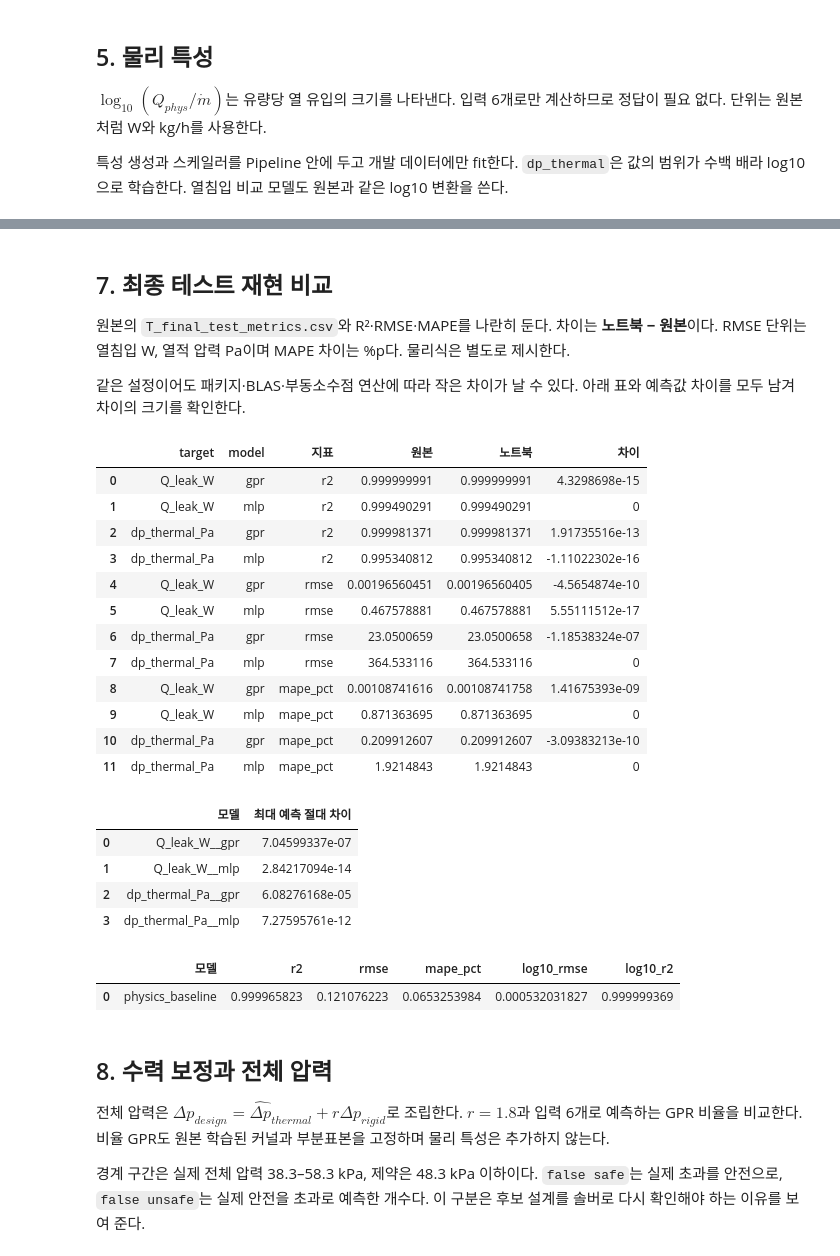
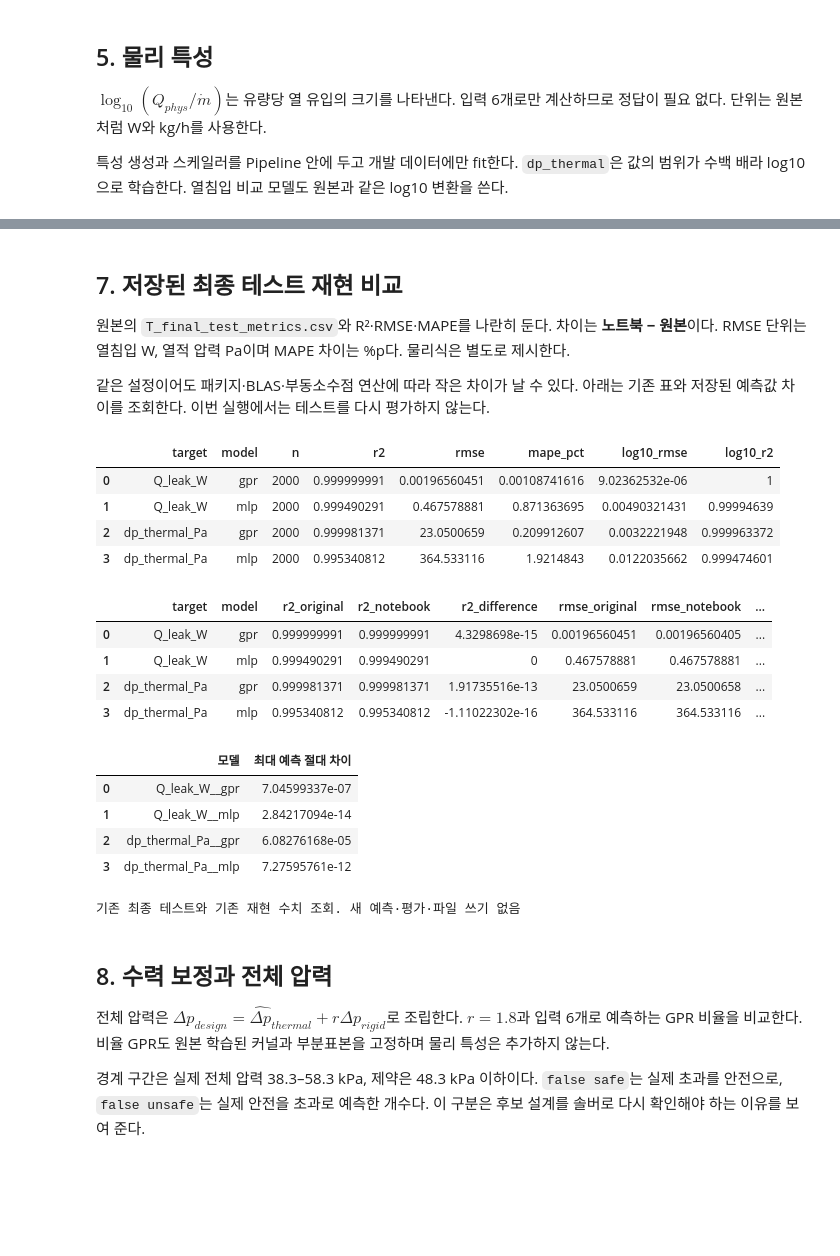
Before and after one commit to Yujinwoo1/lh2-suction-pipe-opt, a Jupyter notebook: submission/LH2_core.ipynb, the cells around one changed output, grey strips where cells are left out. Drawn from its saved outputs; the diff is of its cells as text; code cells hidden in the pictures; blank space fills up the shorter version.

```diff
--- a/submission/LH2_core.ipynb
+++ b/submission/LH2_core.ipynb
@@ -191,53 +129,35 @@ display(pd.DataFrame(fit_rows))
 # %% [markdown]
-## 7. 최종 테스트 재현 비교
+## 7. 저장된 최종 테스트 재현 비교
 원본의 `T_final_test_metrics.csv`와 R²·RMSE·MAPE를 나란히 둔다. 차이는 **노트북 − 원본**이다. RMSE 단위는 열침입 W, 열적 압력 Pa이며 MAPE 차이는 %p다. 물리식은 별도로 제시한다.
 
-같은 설정이어도 패키지·BLAS·부동소수점 연산에 따라 작은 차이가 날 수 있다. 아래 표와 예측값 차이를 모두 남겨 차이의 크기를 확인한다.
+같은 설정이어도 패키지·BLAS·부동소수점 연산에 따라 작은 차이가 날 수 있다. 아래는 기존 표와 저장된 예측값 차이를 조회한다. 이번 실행에서는 테스트를 다시 평가하지 않는다.
-# %%
-pred = {key: model.predict(x_test) for key, model in models.items()}
-rows = [{'target': target, 'model': name, **p.metrics(test[target], pred[target+'__'+name])}
-        for target in p.TARGETS for name in ['gpr', 'mlp']]
-metrics = pd.DataFrame(rows)
-original = pd.read_csv(results / 'T_final_test_metrics.csv')
-comparison = metrics.merge(original, on=['target','model'], suffixes=('_notebook','_original'))
-cols = ['target','model']
-for metric in ['r2','rmse','mape_pct']:
-    comparison[metric+'_difference'] = comparison[metric+'_notebook'] - comparison[metric+'_original']
-    cols += [metric+'_original', metric+'_notebook', metric+'_difference']
-view = pd.concat([comparison[['target','model', metric+'_original', metric+'_notebook', metric+'_difference']]
-                  .rename(columns={metric+'_original':'원본', metric+'_notebook':'노트북',
-                                   metric+'_difference':'차이'}).assign(지표=metric)
-                  for metric in ['r2','rmse','mape_pct']], ignore_index=True)
-display(view[['target','model','지표','원본','노트북','차이']])
-saved = pd.read_csv(ref / 'final_test_predictions.csv').set_index('case_id').loc[test.case_id]
-pred_diff = pd.DataFrame([{'모델': key, '최대 예측 절대 차이': np.max(np.abs(values-saved[key].to_numpy()))}
-                          for key, values in pred.items()])
-display(pred_diff)
-display(pd.DataFrame([{'모델': 'physics_baseline', **p.metrics(test.Q_leak_W, physics_heat_leak(x_test))}]))
-# 원본 표와 구분하여 저장한다. 재실행해도 원본 결과는 덮어쓰지 않는다.
-comparison[cols].to_csv(ref / 'notebook_test_comparison.csv', index=False)
-pred_diff.to_csv(ref / 'notebook_prediction_difference.csv', index=False)
-# %% [output]
-|  | target | model | 지표 | 원본 | 노트북 | 차이 |
-| 0 | Q_leak_W | gpr | r2 | 0.999999991 | 0.999999991 | 4.3298698e-15 |
-| 1 | Q_leak_W | mlp | r2 | 0.999490291 | 0.999490291 | 0 |
-| 2 | dp_thermal_Pa | gpr | r2 | 0.999981371 | 0.999981371 | 1.91735516e-13 |
-| 3 | dp_thermal_Pa | mlp | r2 | 0.995340812 | 0.995340812 | -1.11022302e-16 |
-| 4 | Q_leak_W | gpr | rmse | 0.00196560451 | 0.00196560405 | -4.5654874e-10 |
-| 5 | Q_leak_W | mlp | rmse | 0.467578881 | 0.467578881 | 5.55111512e-17 |
-| 6 | dp_thermal_Pa | gpr | rmse | 23.0500659 | 23.0500658 | -1.18538324e-07 |
-| 7 | dp_thermal_Pa | mlp | rmse | 364.533116 | 364.533116 | 0 |
-| 8 | Q_leak_W | gpr | mape_pct | 0.00108741616 | 0.00108741758 | 1.41675393e-09 |
-| 9 | Q_leak_W | mlp | mape_pct | 0.871363695 | 0.871363695 | 0 |
-| 10 | dp_thermal_Pa | gpr | mape_pct | 0.209912607 | 0.209912607 | -3.09383213e-10 |
-| 11 | dp_thermal_Pa | mlp | mape_pct | 1.9214843 | 1.9214843 | 0 |
-|  | 모델 | 최대 예측 절대 차이 |
-| 0 | Q_leak_W__gpr | 7.04599337e-07 |
-| 1 | Q_leak_W__mlp | 2.84217094e-14 |
-| 2 | dp_thermal_Pa__gpr | 6.08276168e-05 |
-| 3 | dp_thermal_Pa__mlp | 7.27595761e-12 |
-|  | 모델 | r2 | rmse | mape_pct | log10_rmse | log10_r2 |
-| 0 | physics_baseline | 0.999965823 | 0.121076223 | 0.0653253984 | 0.000532031827 | 0.999999369 |
+# %%
+original = pd.read_csv(results / 'T_final_test_metrics.csv')
+comparison = pd.read_csv(ref / 'notebook_test_comparison.csv')
+joined = comparison.merge(original, on=['target', 'model'], validate='one_to_one')
+for metric in ['r2', 'rmse', 'mape_pct']:
+    assert joined[metric + '_original'].equals(joined[metric])
+display(original)
+display(comparison)
+display(pd.read_csv(ref / 'notebook_prediction_difference.csv'))
+print('기존 최종 테스트와 기존 재현 수치 조회. 새 예측·평가·파일 쓰기 없음')
+# %% [output]
+|  | target | model | n | r2 | rmse | mape_pct | log10_rmse | log10_r2 |
+| 0 | Q_leak_W | gpr | 2000 | 0.999999991 | 0.00196560451 | 0.00108741616 | 9.02362532e-06 | 1 |
+| 1 | Q_leak_W | mlp | 2000 | 0.999490291 | 0.467578881 | 0.871363695 | 0.00490321431 | 0.99994639 |
+| 2 | dp_thermal_Pa | gpr | 2000 | 0.999981371 | 23.0500659 | 0.209912607 | 0.0032221948 | 0.999963372 |
+| 3 | dp_thermal_Pa | mlp | 2000 | 0.995340812 | 364.533116 | 1.9214843 | 0.0122035662 | 0.999474601 |
+|  | target | model | r2_original | r2_notebook | r2_difference | rmse_original | rmse_notebook | ... |
+| 0 | Q_leak_W | gpr | 0.999999991 | 0.999999991 | 4.3298698e-15 | 0.00196560451 | 0.00196560405 | ... |
+| 1 | Q_leak_W | mlp | 0.999490291 | 0.999490291 | 0 | 0.467578881 | 0.467578881 | ... |
+| 2 | dp_thermal_Pa | gpr | 0.999981371 | 0.999981371 | 1.91735516e-13 | 23.0500659 | 23.0500658 | ... |
+| 3 | dp_thermal_Pa | mlp | 0.995340812 | 0.995340812 | -1.11022302e-16 | 364.533116 | 364.533116 | ... |
+|  | 모델 | 최대 예측 절대 차이 |
+| 0 | Q_leak_W__gpr | 7.04599337e-07 |
+| 1 | Q_leak_W__mlp | 2.84217094e-14 |
+| 2 | dp_thermal_Pa__gpr | 6.08276168e-05 |
+| 3 | dp_thermal_Pa__mlp | 7.27595761e-12 |
+기존 최종 테스트와 기존 재현 수치 조회. 새 예측·평가·파일 쓰기 없음
 # %% [markdown]
 ## 8. 수력 보정과 전체 압력
 전체 압력은 $\Delta p_{design}=\widehat{\Delta p}_{thermal}+r\Delta p_{rigid}$로 조립한다. $r=1.8$과 입력 6개로 예측하는 GPR 비율을 비교한다. 비율 GPR도 원본 학습된 커널과 부분표본을 고정하며 물리 특성은 추가하지 않는다.
```
Also changed, not shown: parts of 26 cells of this notebook, 17 other files.
